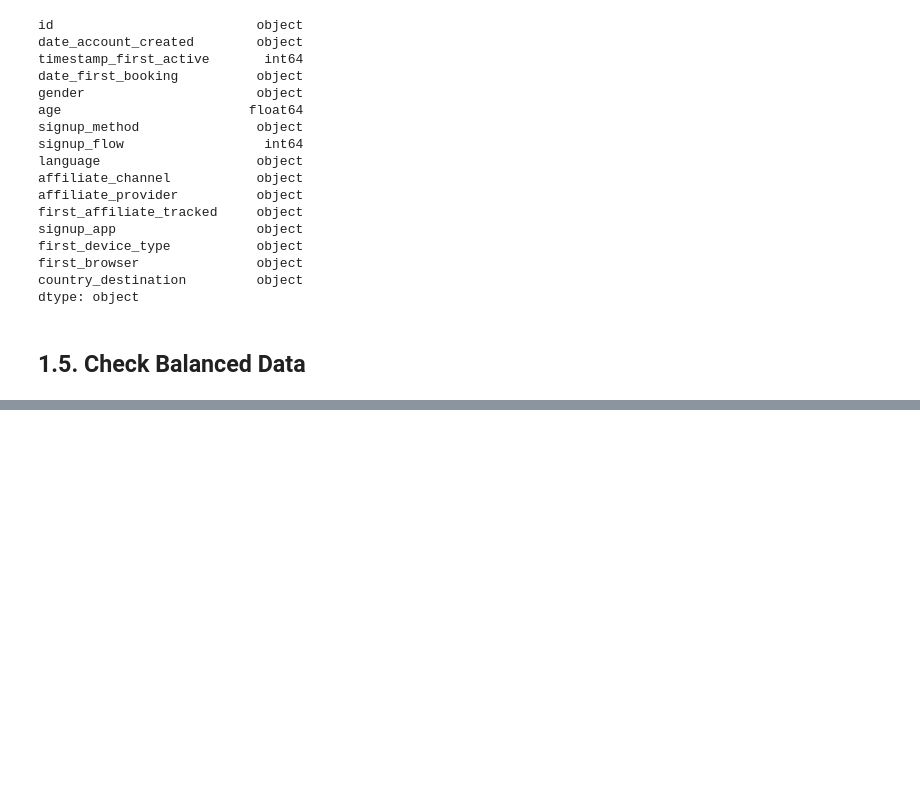
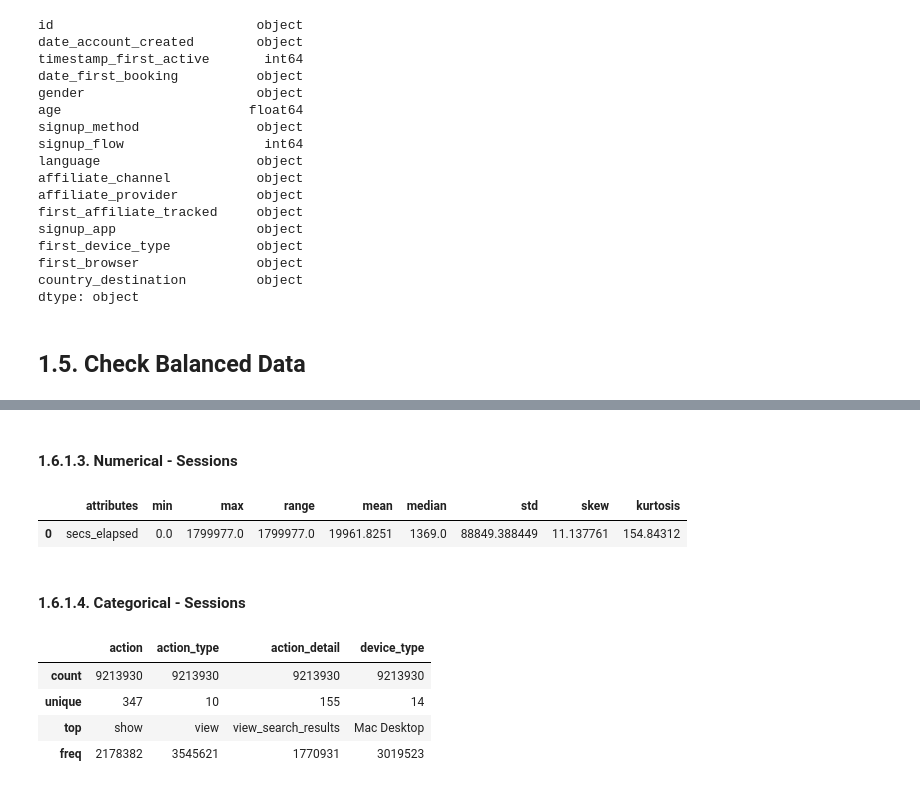
Before and after one commit to LeonardoMeneghessoFaria/airbnb-predict-by-leofaria, a Jupyter notebook: airbnb_predict-Live003.ipynb, the cells around one changed output, grey strips where cells are left out. Saved outputs shown, nothing was run; the diff lists cells and outputs as text; code cells hidden in the pictures; blank space fills up the shorter version.

```diff
--- a/airbnb_predict-Live003.ipynb
+++ b/airbnb_predict-Live003.ipynb
@@ -364,0 +417,32 @@ Name: country_destination, dtype: float64
+# %% [markdown]
+#### 1.6.1.3. Numerical - Sessions
+# %%
+# Central Tendency - Mean, Mediana
+ct1 = pd.DataFrame( num_attributes_sessions.apply( np.mean ) )
+ct2 = pd.DataFrame( num_attributes_sessions.apply( np.median ) )
+
+# Dispersions - Std, Min, Max, Range, Skew, Kurtosis
+d1 = pd.DataFrame( num_attributes_sessions.apply( np.std ) )
+d2 = pd.DataFrame( num_attributes_sessions.apply( min ) )
+d3 = pd.DataFrame( num_attributes_sessions.apply( max ) )
+d4 = pd.DataFrame( num_attributes_sessions.apply( lambda x: x.max() - x.min() ) )
+d5 = pd.DataFrame( num_attributes_sessions.apply( lambda x: x.skew() ) )
+d6 = pd.DataFrame( num_attributes_sessions.apply( lambda x: x.kurtosis() ) )
+
+# Concatenate
+ct_sessions = pd.concat( [d2, d3, d4, ct1, ct2, d1, d5, d6], axis=1 ).reset_index()
+ct_sessions.columns = ['attributes', 'min', 'max', 'range', 'mean', 'median', 'std', 'skew', 'kurtosis']
+ct_sessions
+# %% [output]
+|  | attributes | min | max | range | mean | median | std | skew | kurtosis |
+| 0 | secs_elapsed | 0.0 | 1799977.0 | 1799977.0 | 19961.8251 | 1369.0 | 88849.388449 | 11.137761 | 154.84312 |
+# %% [markdown]
+#### 1.6.1.4. Categorical - Sessions
+# %%
+cat_attributes_sessions.drop( 'user_id', axis=1 ).describe()
+# %% [output]
+|  | action | action_type | action_detail | device_type |
+| count | 9213930 | 9213930 | 9213930 | 9213930 |
+| unique | 347 | 10 | 155 | 14 |
+| top | show | view | view_search_results | Mac Desktop |
+| freq | 2178382 | 3545621 | 1770931 | 3019523 |
```
Also changed, not shown: parts of 62 cells of this notebook.
